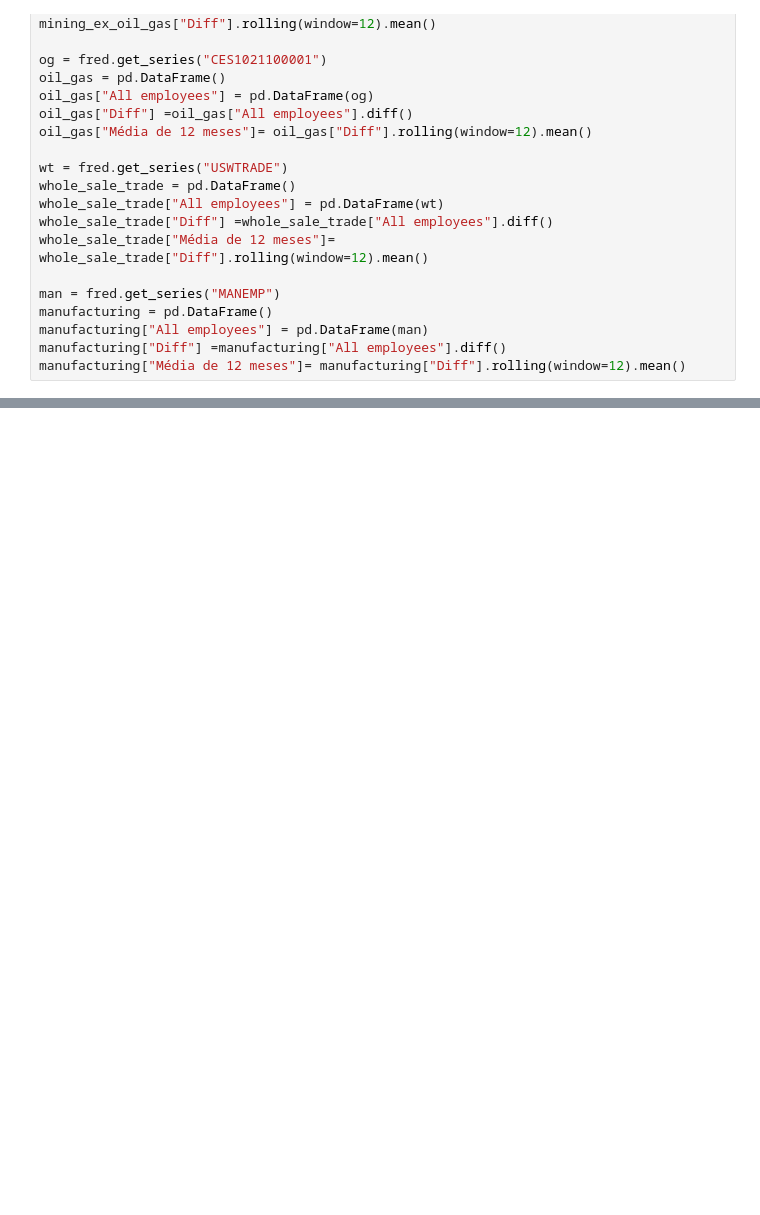
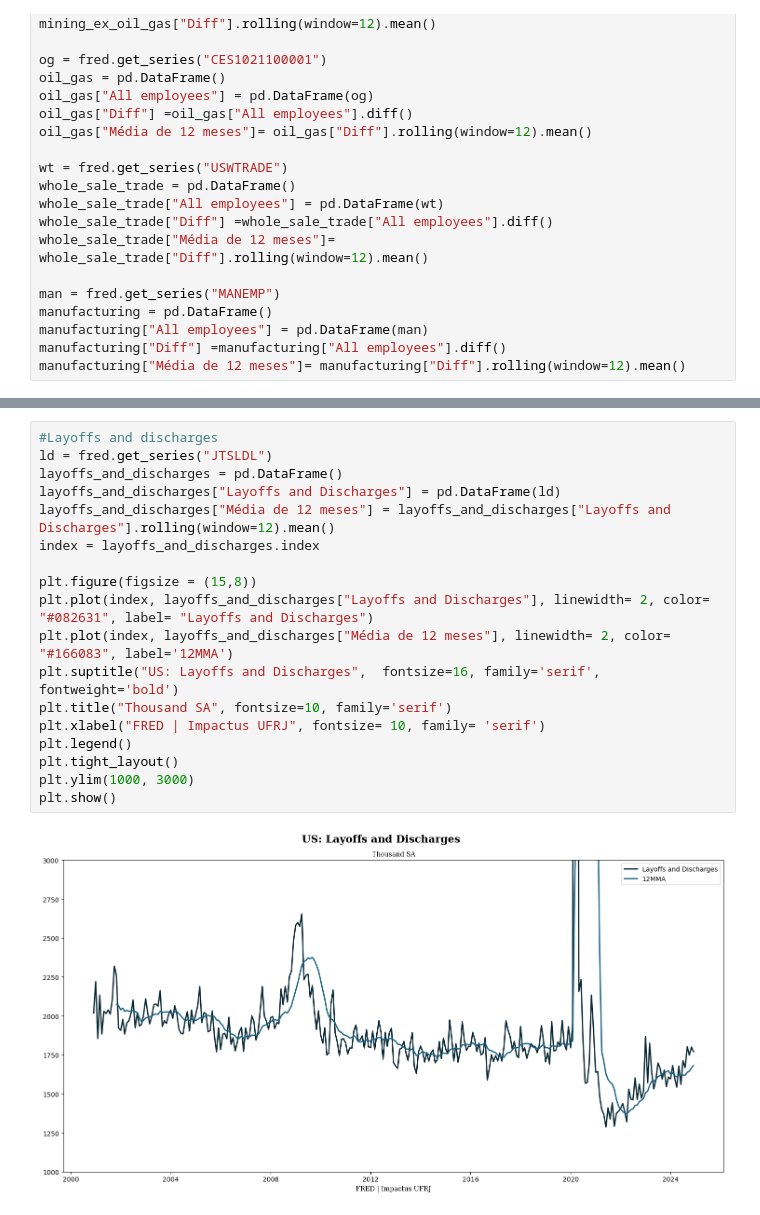
Before and after one commit to Joao-Henrique-Q/Impactus_Python_Scripts, a Jupyter notebook: Payroll_graphs_and_data.ipynb, the cells around one changed output, grey strips where cells are left out. Cells and saved outputs as stored; diff of their text form; blank space fills up the shorter version.

```diff
--- a/Payroll_graphs_and_data.ipynb
+++ b/Payroll_graphs_and_data.ipynb
@@ -524,0 +606,20 @@ plt.show()
+# %%
+#Layoffs and discharges
+ld = fred.get_series("JTSLDL")
+layoffs_and_discharges = pd.DataFrame()
+layoffs_and_discharges["Layoffs and Discharges"] = pd.DataFrame(ld)
+layoffs_and_discharges["Média de 12 meses"] = layoffs_and_discharges["Layoffs and Discharges"].rolling(window=12).mean()
+index = layoffs_and_discharges.index
+
+plt.figure(figsize = (15,8))
+plt.plot(index, layoffs_and_discharges["Layoffs and Discharges"], linewidth= 2, color= "#082631", label= "Layoffs and Discharges")
+plt.plot(index, layoffs_and_discharges["Média de 12 meses"], linewidth= 2, color= "#166083", label='12MMA')
+plt.suptitle("US: Layoffs and Discharges",  fontsize=16, family='serif', fontweight='bold')
+plt.title("Thousand SA", fontsize=10, family='serif')
+plt.xlabel("FRED | Impactus UFRJ", fontsize= 10, family= 'serif')
+plt.legend()
+plt.tight_layout()
+plt.ylim(1000, 3000)
+plt.show()
+# %% [output]
+[figure, added]
```
Also changed, not shown: parts of 22 cells of this notebook.
